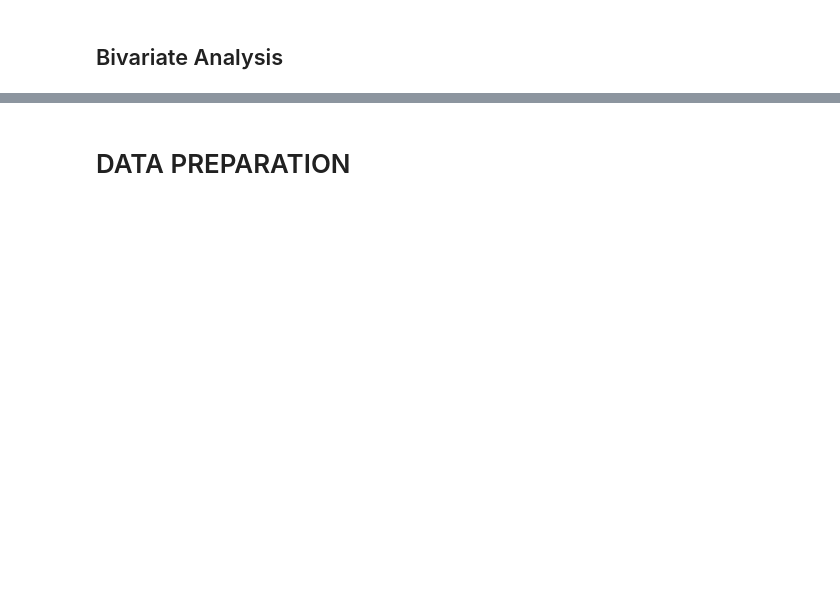
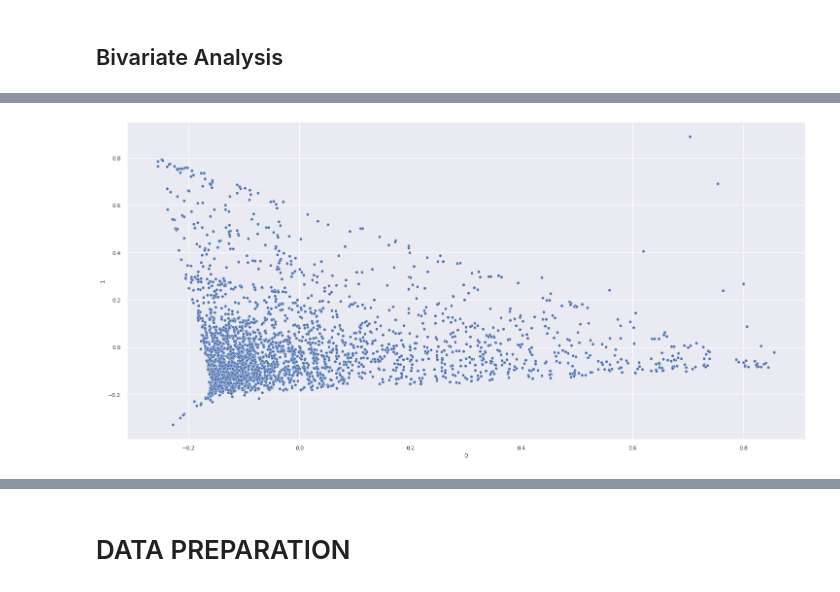
Before and after one commit to marxcerqueira/Kaggle-HighValue-Custormers-Identification, a Jupyter notebook: notebooks/c4.0-mc-feature-engineering.ipynb, the cells around one changed output, grey strips where cells are left out. Drawn from its saved outputs; the diff is of its cells as text; code cells hidden in the pictures; blank space fills up the shorter version.

```diff
--- a/notebooks/c4.0-mc-feature-engineering.ipynb
+++ b/notebooks/c4.0-mc-feature-engineering.ipynb
@@ -1027,0 +1153,4 @@ df2[df2['customer_id'] == 16446]
+# %%
+sns.scatterplot(x = 0, y = 1, data = df_pca);
+# %% [output]
+[figure, added]
```
Also changed, not shown: parts of 49 cells of this notebook, 2 other files.
